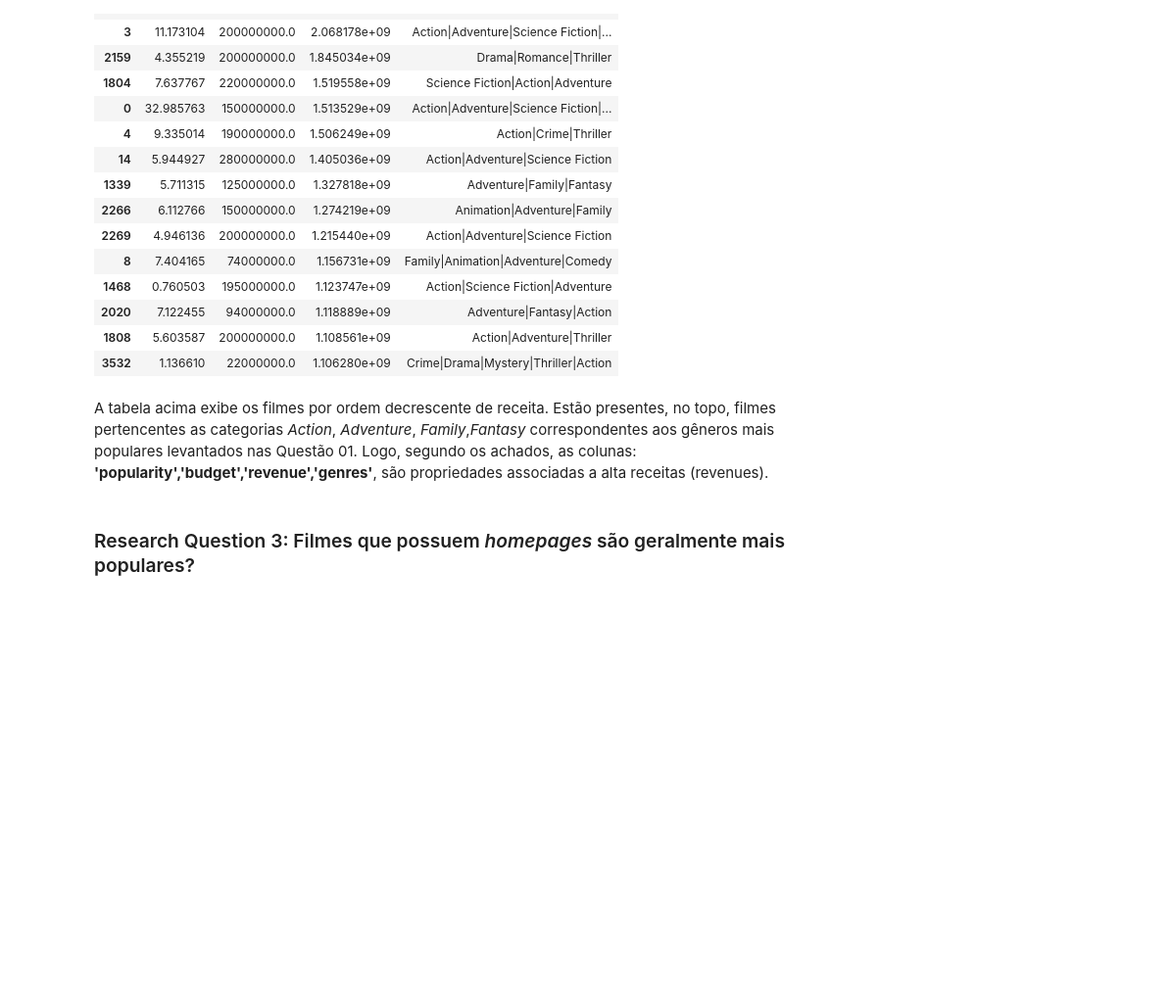
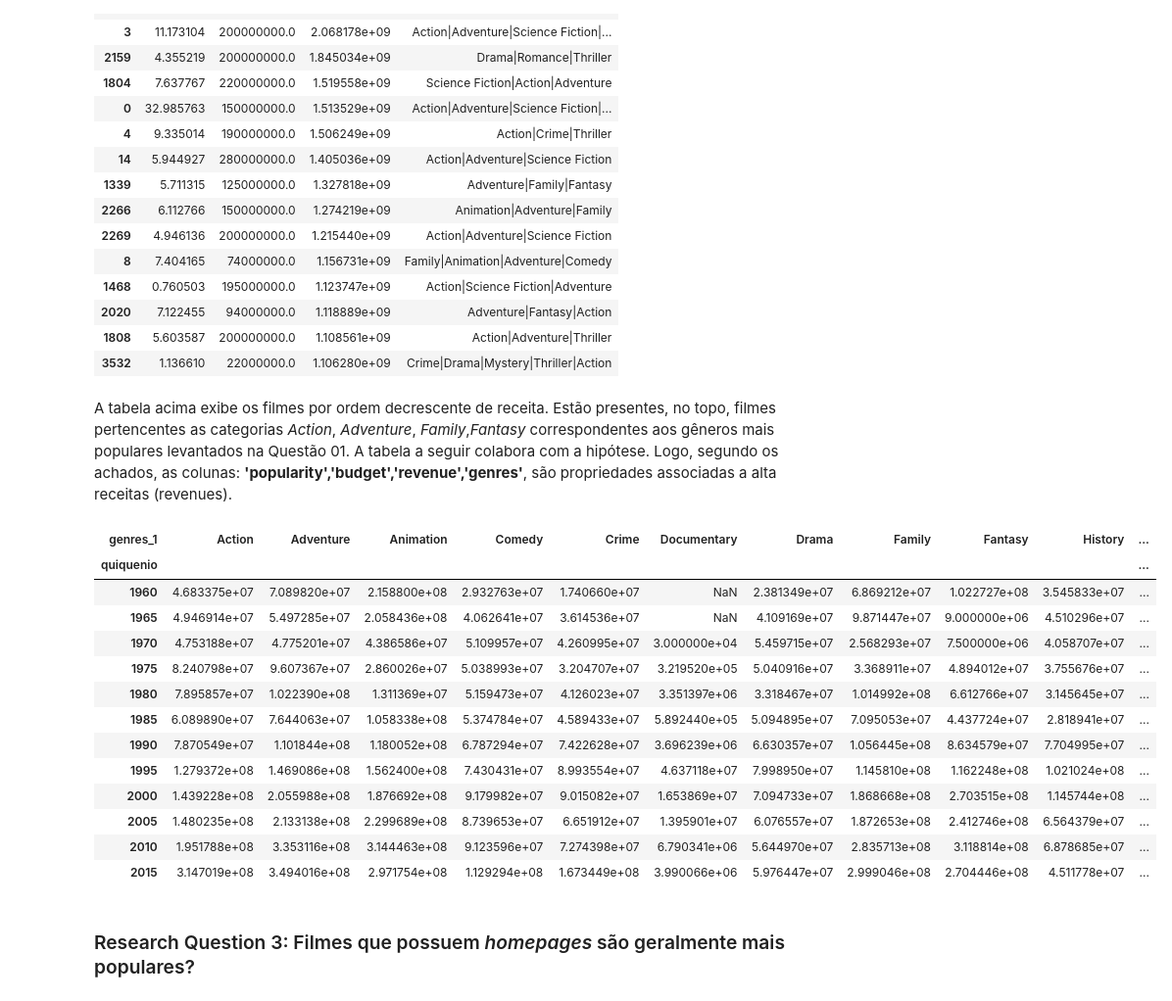
Before and after one commit to KelenAcquati/Project-Investigate-Dataset-Final, a Jupyter notebook: investigate-a-dataset-template.ipynb, the cells around one changed output. Shown at 98% size. Cells and saved outputs as stored; diff of their text form; code cells hidden in the pictures; blank space fills up the shorter version.

```diff
--- a/investigate-a-dataset-template.ipynb
+++ b/investigate-a-dataset-template.ipynb
@@ -368,7 +368,28 @@ high_revenue[colunas].sort_values('revenue',ascending=False).head(15)
 | 1808 | 5.603587 | 200000000.0 | 1.108561e+09 | Action|Adventure|Thriller |
 | 3532 | 1.136610 | 22000000.0 | 1.106280e+09 | Crime|Drama|Mystery|Thriller|Action |
 # %% [markdown]
-A tabela acima exibe os filmes por ordem decrescente de receita. Estão presentes, no topo, filmes pertencentes as categorias *Action*, *Adventure*, *Family*,*Fantasy* correspondentes aos gêneros mais populares levantados nas Questão 01. Logo, segundo os achados, as colunas: **'popularity','budget','revenue','genres'**, são propriedades associadas a alta receitas (revenues).
+A tabela acima exibe os filmes por ordem decrescente de receita. Estão presentes, no topo, filmes pertencentes as categorias *Action*, *Adventure*, *Family*,*Fantasy* correspondentes aos gêneros mais populares levantados na Questão 01. A tabela a seguir colabora com a hipótese. Logo, segundo os achados, as colunas: **'popularity','budget','revenue','genres'**, são propriedades associadas a alta receitas (revenues).
+# %%
+# Popularidade média por quinquenio
+pivot_table = pd.pivot_table(movies, values='revenue', index=['quiquenio'], columns=['genres_1'], aggfunc='mean')
+pivot_table.drop(columns=['Foreign', 'TV Movie'], inplace=True)
+
+pivot_table
+# %% [output]
+| genres_1 | Action | Adventure | Animation | Comedy | Crime | Documentary | Drama | Family | Fantasy | History | ... |
+| quiquenio |  |  |  |  |  |  |  |  |  |  | ... |
+| 1960 | 4.683375e+07 | 7.089820e+07 | 2.158800e+08 | 2.932763e+07 | 1.740660e+07 | NaN | 2.381349e+07 | 6.869212e+07 | 1.022727e+08 | 3.545833e+07 | ... |
+| 1965 | 4.946914e+07 | 5.497285e+07 | 2.058436e+08 | 4.062641e+07 | 3.614536e+07 | NaN | 4.109169e+07 | 9.871447e+07 | 9.000000e+06 | 4.510296e+07 | ... |
+| 1970 | 4.753188e+07 | 4.775201e+07 | 4.386586e+07 | 5.109957e+07 | 4.260995e+07 | 3.000000e+04 | 5.459715e+07 | 2.568293e+07 | 7.500000e+06 | 4.058707e+07 | ... |
+| 1975 | 8.240798e+07 | 9.607367e+07 | 2.860026e+07 | 5.038993e+07 | 3.204707e+07 | 3.219520e+05 | 5.040916e+07 | 3.368911e+07 | 4.894012e+07 | 3.755676e+07 | ... |
+| 1980 | 7.895857e+07 | 1.022390e+08 | 1.311369e+07 | 5.159473e+07 | 4.126023e+07 | 3.351397e+06 | 3.318467e+07 | 1.014992e+08 | 6.612766e+07 | 3.145645e+07 | ... |
+| 1985 | 6.089890e+07 | 7.644063e+07 | 1.058338e+08 | 5.374784e+07 | 4.589433e+07 | 5.892440e+05 | 5.094895e+07 | 7.095053e+07 | 4.437724e+07 | 2.818941e+07 | ... |
+| 1990 | 7.870549e+07 | 1.101844e+08 | 1.180052e+08 | 6.787294e+07 | 7.422628e+07 | 3.696239e+06 | 6.630357e+07 | 1.056445e+08 | 8.634579e+07 | 7.704995e+07 | ... |
+| 1995 | 1.279372e+08 | 1.469086e+08 | 1.562400e+08 | 7.430431e+07 | 8.993554e+07 | 4.637118e+07 | 7.998950e+07 | 1.145810e+08 | 1.162248e+08 | 1.021024e+08 | ... |
+| 2000 | 1.439228e+08 | 2.055988e+08 | 1.876692e+08 | 9.179982e+07 | 9.015082e+07 | 1.653869e+07 | 7.094733e+07 | 1.868668e+08 | 2.703515e+08 | 1.145744e+08 | ... |
+| 2005 | 1.480235e+08 | 2.133138e+08 | 2.299689e+08 | 8.739653e+07 | 6.651912e+07 | 1.395901e+07 | 6.076557e+07 | 1.872653e+08 | 2.412746e+08 | 6.564379e+07 | ... |
+| 2010 | 1.951788e+08 | 3.353116e+08 | 3.144463e+08 | 9.123596e+07 | 7.274398e+07 | 6.790341e+06 | 5.644970e+07 | 2.835713e+08 | 3.118814e+08 | 6.878685e+07 | ... |
+| 2015 | 3.147019e+08 | 3.494016e+08 | 2.971754e+08 | 1.129294e+08 | 1.673449e+08 | 3.990066e+06 | 5.976447e+07 | 2.999046e+08 | 2.704446e+08 | 4.511778e+07 | ... |
 # %% [markdown]
 ### Research Question 3: Filmes que possuem *homepages* são geralmente mais populares?
 # %%
```
Also changed, not shown: parts of 9 cells of this notebook.
